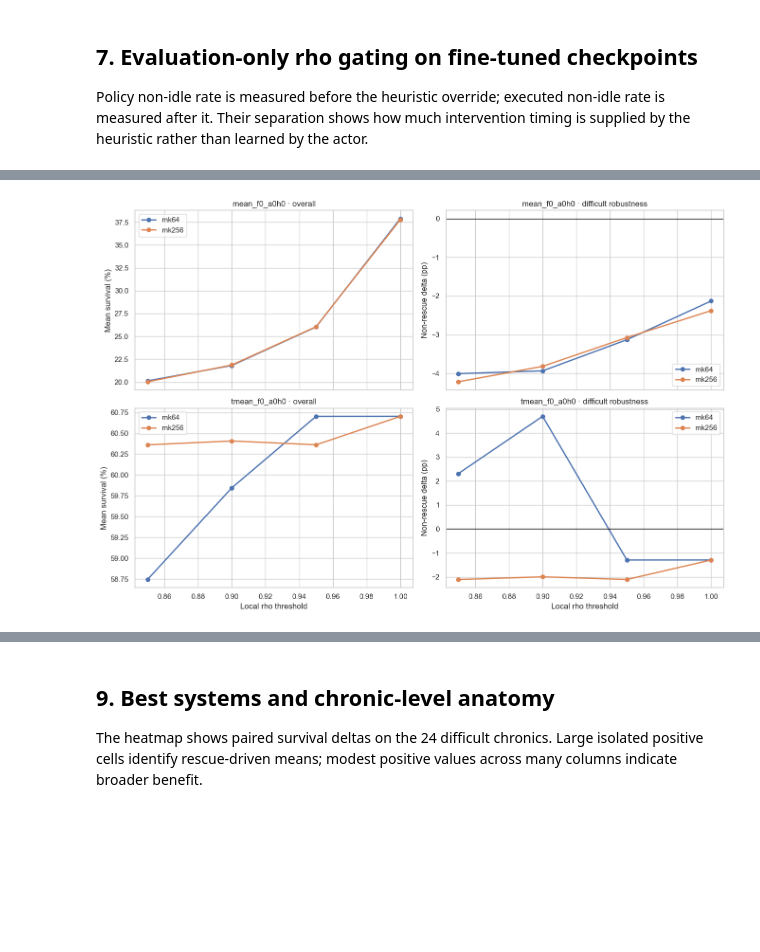
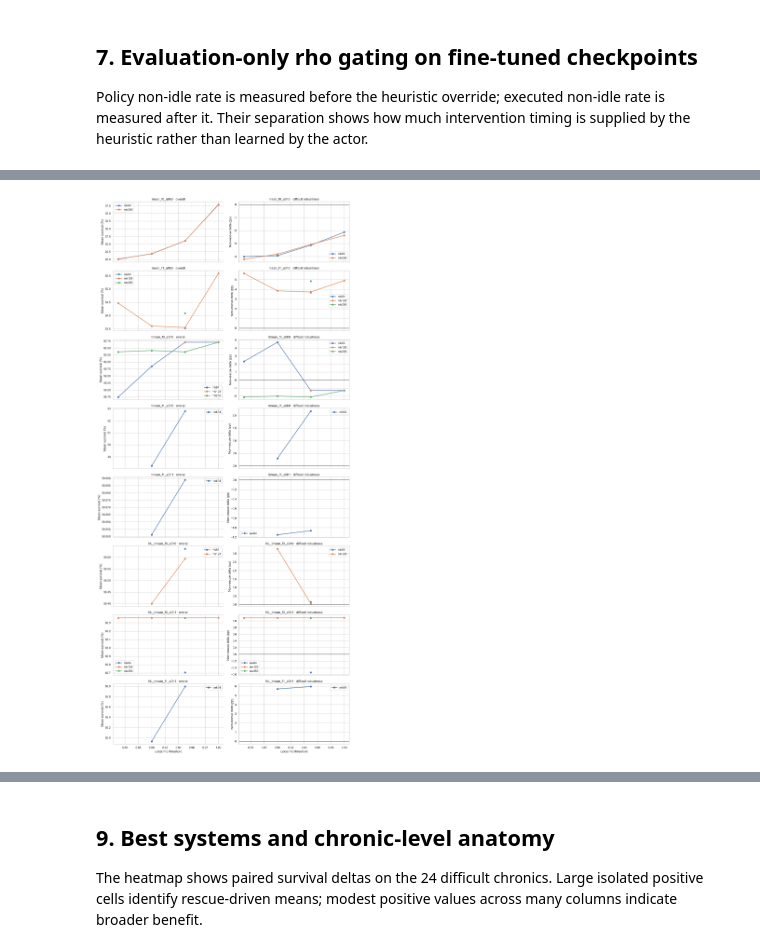
Before and after one commit to corentinplumet/RL_Marl2grid, a Jupyter notebook: Topology_Task/analysis/metrics/notebooks/episodic_survival/shared_wcci_complete_full_test_analysis.ipynb, the cells around one changed output, grey strips where cells are left out. Saved outputs shown, nothing was run; the diff lists cells and outputs as text; code cells hidden in the pictures; blank space fills up the shorter version.

```diff
--- a/Topology_Task/analysis/metrics/notebooks/episodic_survival/shared_wcci_complete_full_test_analysis.ipynb
+++ b/Topology_Task/analysis/metrics/notebooks/episodic_survival/shared_wcci_complete_full_test_analysis.ipynb
@@ -772,8 +778,15 @@ original_gate = run_metrics.loc[
 ].copy().sort_values(["variant", "action_size", "rho_threshold"])
 display(original_gate[leaderboard_columns])
 
-fig, axes = plt.subplots(2, 2, figsize=(13.5, 9.0), sharex=True)
 gated_variants = list(original_gate["variant"].drop_duplicates())
+n_gated_variants = max(len(gated_variants), 1)
+fig, axes = plt.subplots(
+    n_gated_variants,
+    2,
+    figsize=(13.5, max(4.2, 3.7 * n_gated_variants)),
+    sharex=True,
+    squeeze=False,
+)
 for row_index, variant in enumerate(gated_variants):
     subset = original_gate.loc[original_gate["variant"] == variant]
     for action_size, group in subset.groupby("action_size"):
@@ -814 +827 @@ plt.show()
-[figure, old version]
+[figure, new version]
```
Also changed, not shown: parts of 20 cells of this notebook, 26 other files.
